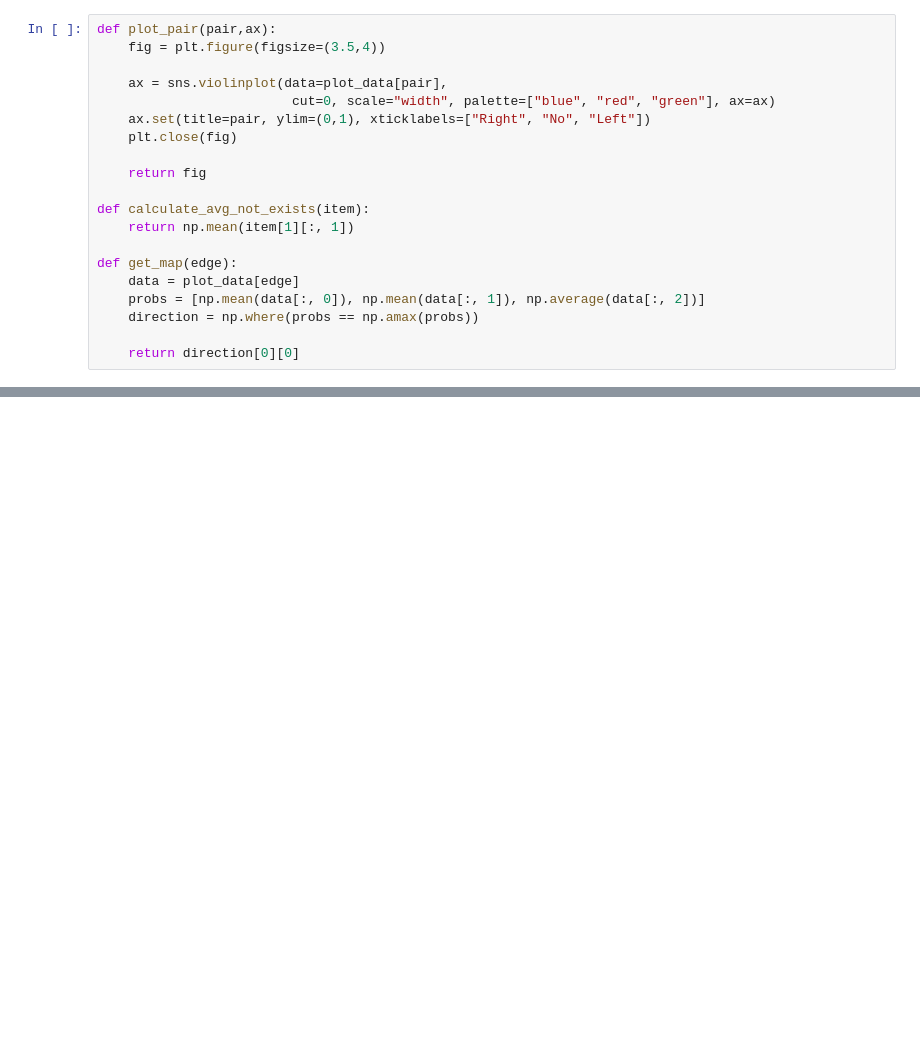
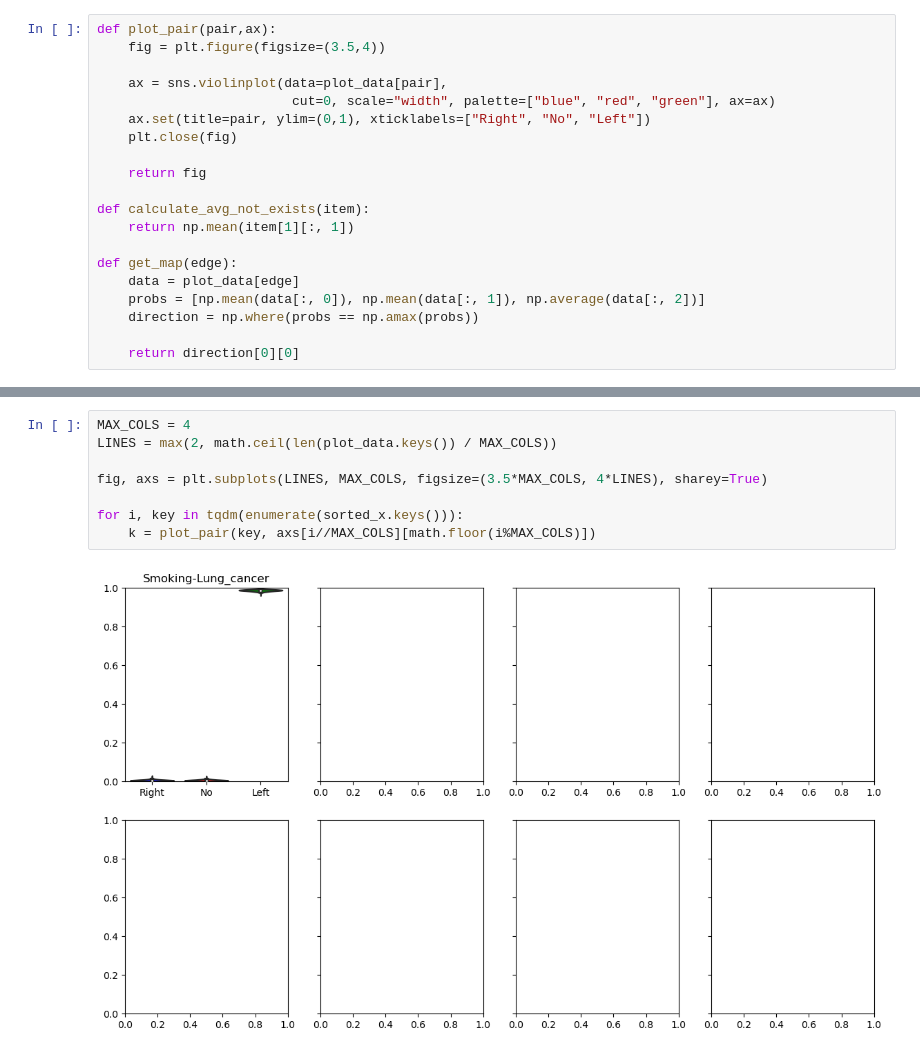
Before and after one commit to vbob/MCMC4BN, a Jupyter notebook: Example/sono/plot.ipynb, the cells around one changed output, grey strips where cells are left out. Drawn from its saved outputs; the diff is of its cells as text; blank space fills up the shorter version.

```diff
--- a/Example/sono/plot.ipynb
+++ b/Example/sono/plot.ipynb
@@ -116,0 +117,10 @@ EOFError: Ran out of input
+# %%
+MAX_COLS = 4
+LINES = max(2, math.ceil(len(plot_data.keys()) / MAX_COLS))
+
+fig, axs = plt.subplots(LINES, MAX_COLS, figsize=(3.5*MAX_COLS, 4*LINES), sharey=True)
+
+for i, key in tqdm(enumerate(sorted_x.keys())):
+    k = plot_pair(key, axs[i//MAX_COLS][math.floor(i%MAX_COLS)])
+# %% [output]
+[figure, added]
```
Also changed, not shown: parts of 4 cells of this notebook, 3 other files.
